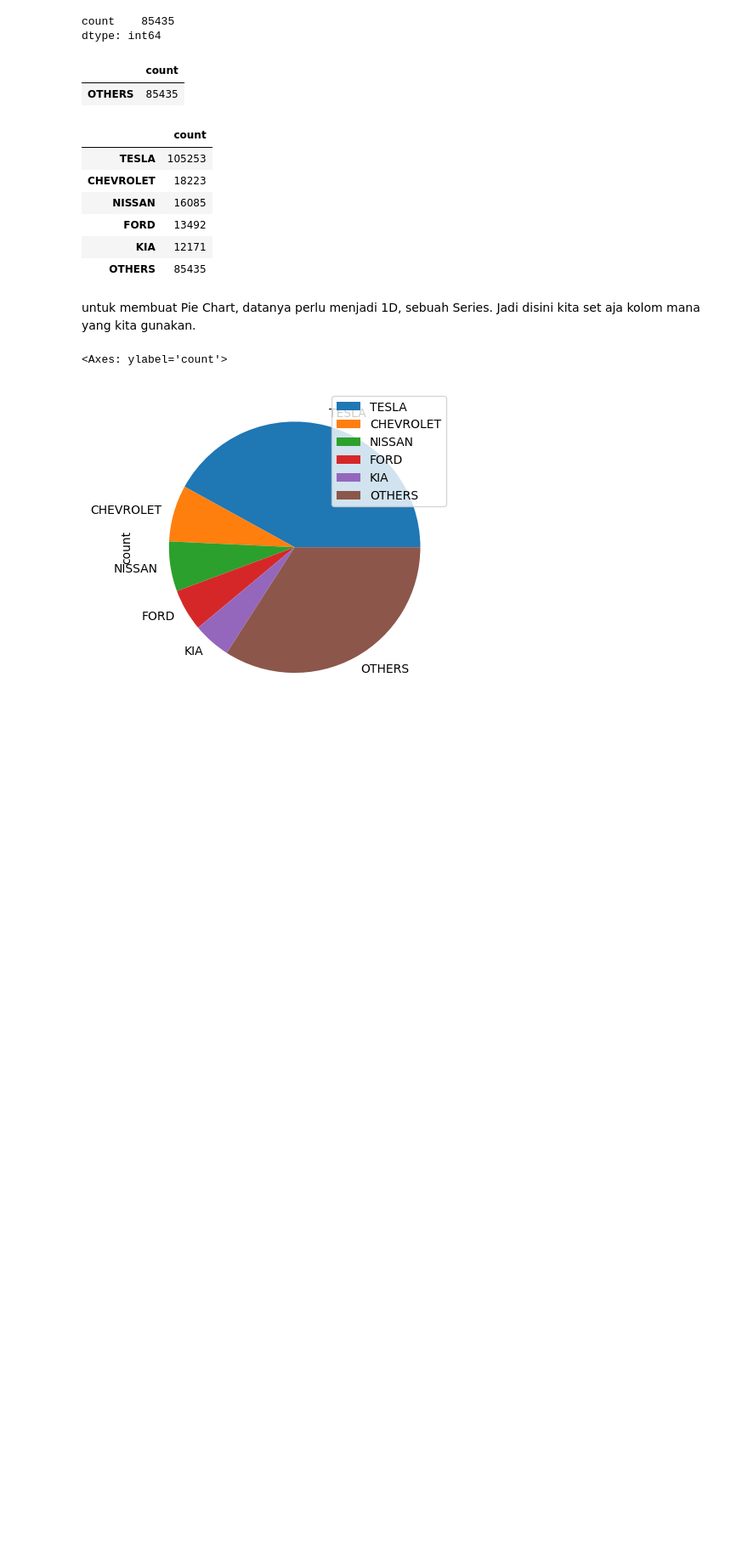
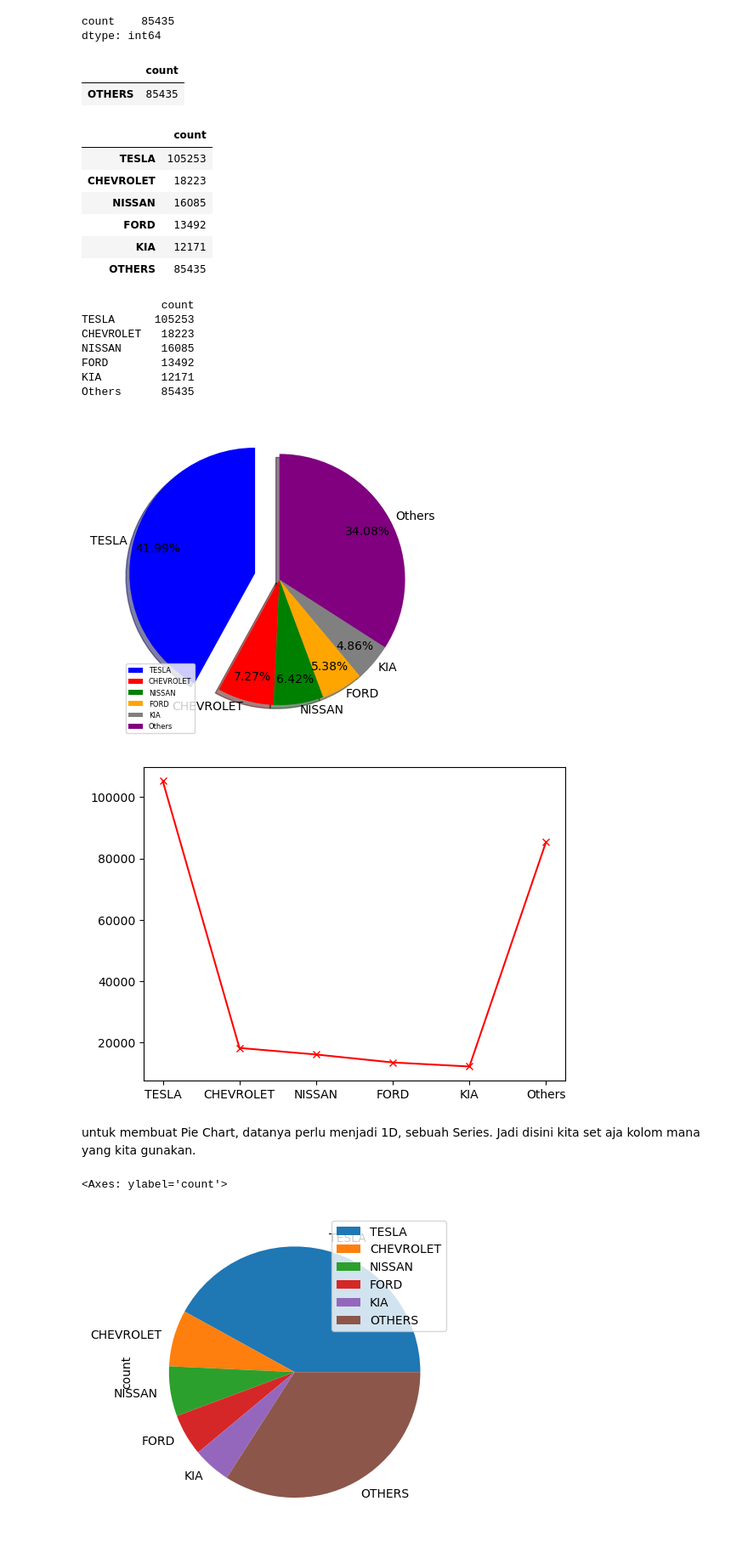
Before and after one commit to stefkwan/pytn_300725, a Jupyter notebook: sesi7_15Aug.ipynb, the cells around one changed output. Shown at 85% size. Cells and saved outputs as stored; diff of their text form; code cells hidden in the pictures; blank space fills up the shorter version.

```diff
--- a/sesi7_15Aug.ipynb
+++ b/sesi7_15Aug.ipynb
@@ -218,6 +234,53 @@ df_top6
 | FORD | 13492 |
 | KIA | 12171 |
 | OTHERS | 85435 |
+# %%
+#other approach to list top 5 and the remainders as "others"
+import numpy as np
+import pandas as pd
+import matplotlib as mpl
+import matplotlib.pyplot as plt
+import seaborn as sns
+df_ev = pd.read_csv("dataset/Electric_Vehicle_Population_Data.csv")
+ev_make_counts_all = df_ev.Make.value_counts().sum()
+df_ev_make_counts_top5 = df_ev.Make.value_counts().head(5)
+ev_make_counts_top5 = df_ev_make_counts_top5.sum()
+ev_make_counts_others = ev_make_counts_all - ev_make_counts_top5
+df_ev_make_counts_others = pd.DataFrame(index=['Others'], data=ev_make_counts_others,columns=['count'])
+df_ev_make_top6 = pd.concat([df_ev_make_counts_top5,df_ev_make_counts_others])
+print(df_ev_make_top6)
+
+plt.pie(df_ev_make_top6['count'],
+        labels=df_ev_make_top6.index,
+        startangle=90,
+        autopct="%1.2f%%",
+        pctdistance=0.8,
+        labeldistance=1.05,
+        explode=[0.2, 0, 0, 0, 0, 0],
+        colors=['blue', 'red', 'green',
+                'orange', 'gray', 'purple'],
+        shadow=True
+        )
+#plt.title("2025 Electric Cars Market Share in Washington, USA")
+plt.legend(df_ev_make_top6.index, loc="lower left", fontsize=6)
+plt.show()
+
+plt.plot(df_ev_make_top6.index,
+         df_ev_make_top6['count'],
+         color='red',
+         marker='x',
+         )
+plt.show()
+# %% [output]
+            count
+TESLA      105253
+CHEVROLET   18223
+NISSAN      16085
+FORD        13492
+KIA         12171
+Others      85435
+[figure, added]
+[figure, added]
 # %% [markdown]
 untuk membuat Pie Chart, datanya perlu menjadi 1D, sebuah Series. Jadi disini kita set aja kolom mana yang kita gunakan.
 # %%
```
Also changed, not shown: parts of 4 cells of this notebook, 11 other files.
